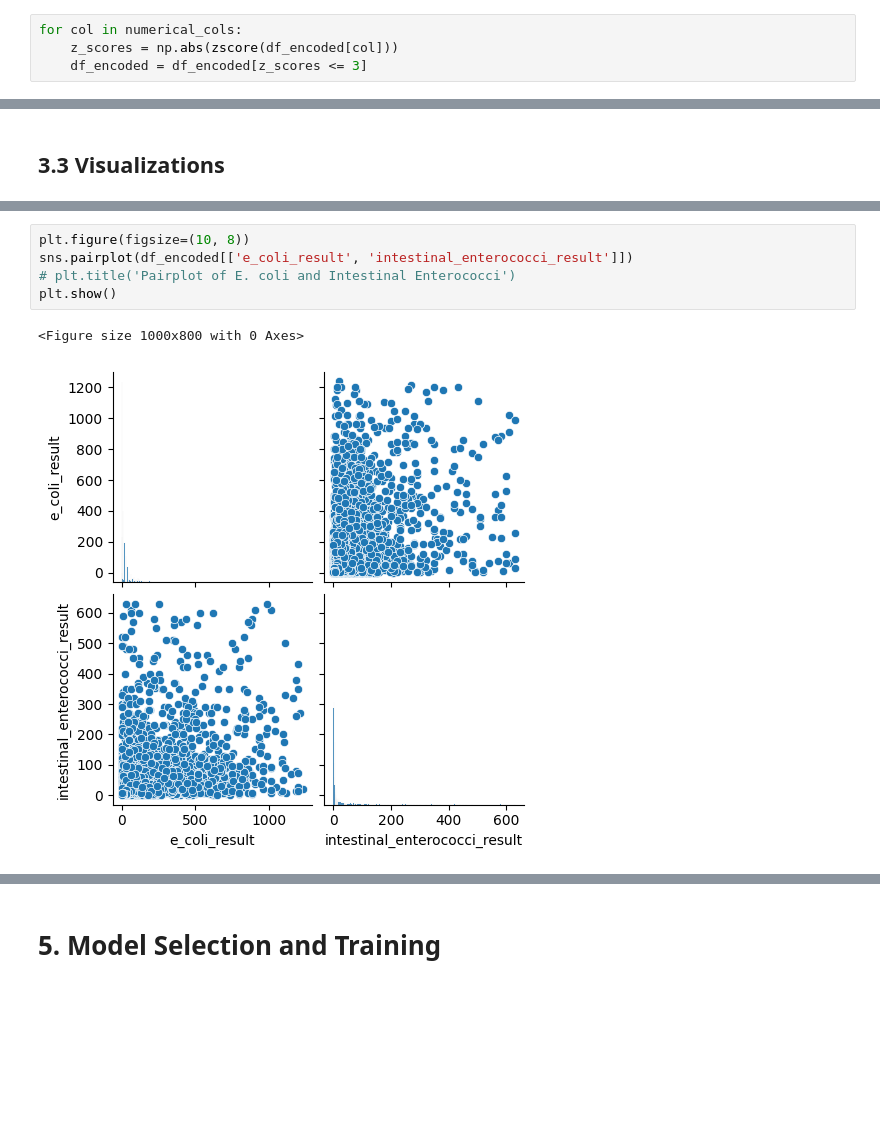
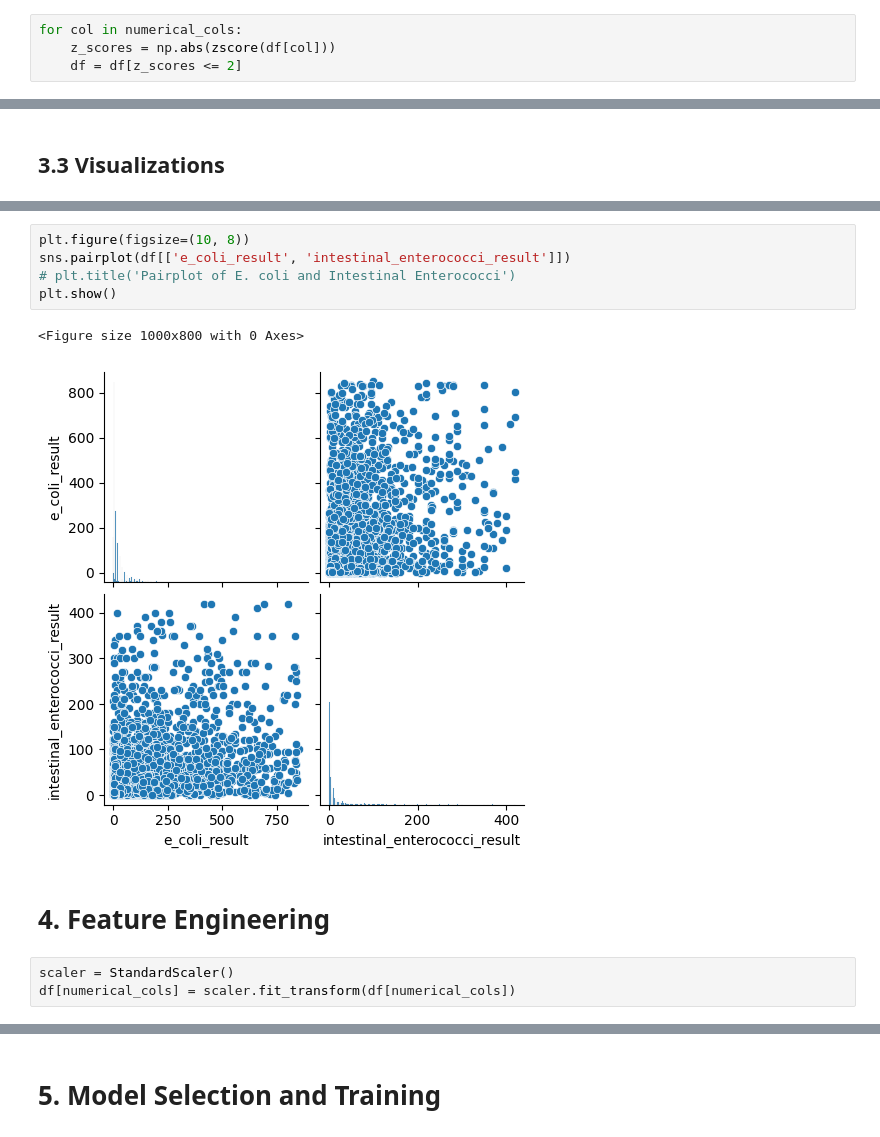
Before and after one commit to JosephJ7/Data-mining-and-machine-learning-project, a Jupyter notebook: bathing_water.ipynb, the cells around one changed output, grey strips where cells are left out. Saved outputs shown, nothing was run; the diff lists cells and outputs as text; blank space fills up the shorter version.

```diff
--- a/bathing_water.ipynb
+++ b/bathing_water.ipynb
@@ -262,6 +257,6 @@ plt.show()
 [figure]
 # %%
 for col in numerical_cols:
-    z_scores = np.abs(zscore(df_encoded[col]))
-    df_encoded = df_encoded[z_scores <= 3]
+    z_scores = np.abs(zscore(df[col]))
+    df = df[z_scores <= 2]
 # %%
@@ -298,8 +316,13 @@ ValueError: zero-size array to reduction operation fmin which has no identity
 # %%
 plt.figure(figsize=(10, 8))
-sns.pairplot(df_encoded[['e_coli_result', 'intestinal_enterococci_result']])
+sns.pairplot(df[['e_coli_result', 'intestinal_enterococci_result']])
 # plt.title('Pairplot of E. coli and Intestinal Enterococci')
 plt.show()
 # %% [output]
 <Figure size 1000x800 with 0 Axes>
-[figure, old version]
+[figure, new version]
+# %% [markdown]
+# 4. Feature Engineering
+# %%
+scaler = StandardScaler()
+df[numerical_cols] = scaler.fit_transform(df[numerical_cols])
```
Also changed, not shown: parts of 33 cells of this notebook, 2 other files.
